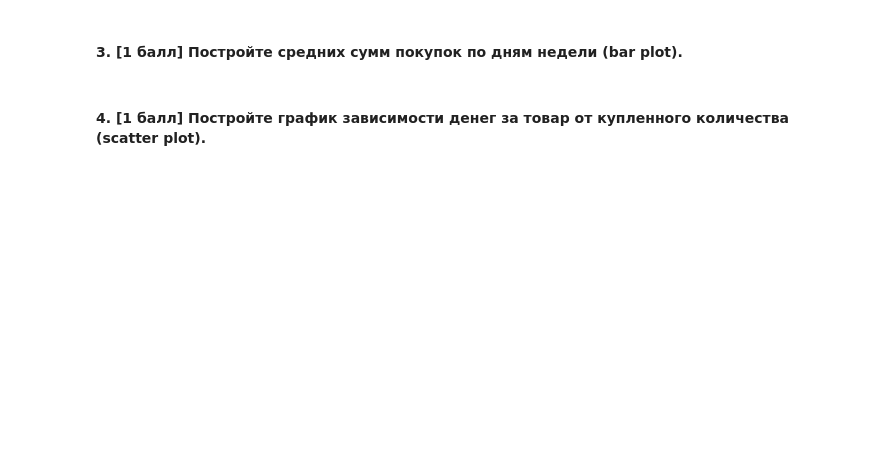
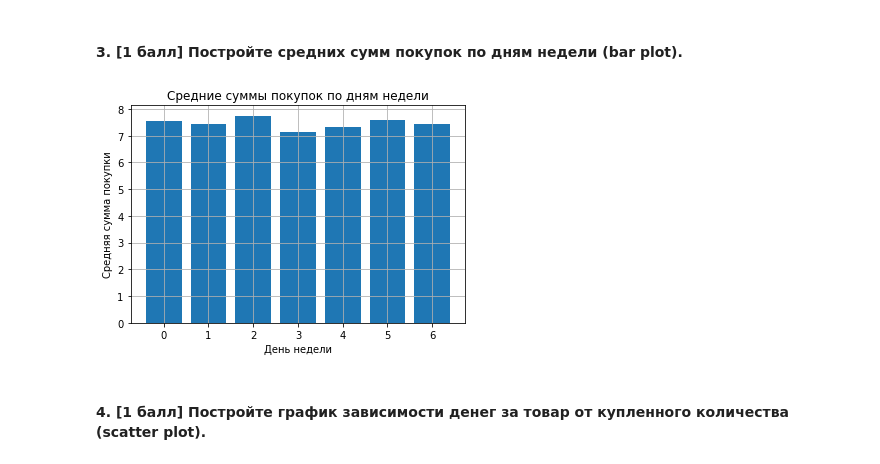
Before and after one commit to hse-mlearn/ha-01-yulia537, a Jupyter notebook: homework-practice-01.ipynb, the cells around one changed output. Drawn from its saved outputs; the diff is of its cells as text; code cells hidden in the pictures; blank space fills up the shorter version.

```diff
--- a/homework-practice-01.ipynb
+++ b/homework-practice-01.ipynb
@@ -209,2 +367,22 @@ df['date'] = df.order_id.map(dates['date'])
+# %%
+df_bar = df.copy()
+#Изменяем тип столбца date
+df_bar['date'] = pd.to_datetime(df_bar['date'])
+
+#Добавляем признак, который отражает день недели
+df_bar['week_day'] = df_bar.apply(lambda row: row['date'].dayofweek, axis=1).astype('int')
+
+#Группируем товары по дням недели
+df_bar_group = df_bar.groupby(['week_day']).mean()
+# %%
+plt.bar(df_bar_group.index, df_bar_group['new_item_price'])
+plt.title('Средние суммы покупок по дням недели')
+plt.xlabel('День недели')
+plt.ylabel('Средняя сумма покупки')
+plt.grid(True)
+
+plt.show()
+# %% [output]
+[figure, added]
 # %% [markdown]
 #### 4. [1 балл] Постройте график зависимости денег за товар от купленного количества (scatter plot).
```
Also changed, not shown: parts of 48 cells of this notebook, 3 other files.
